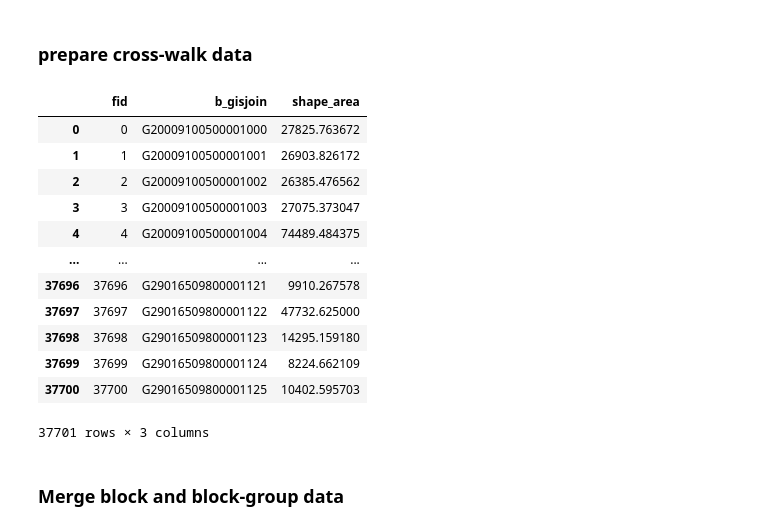
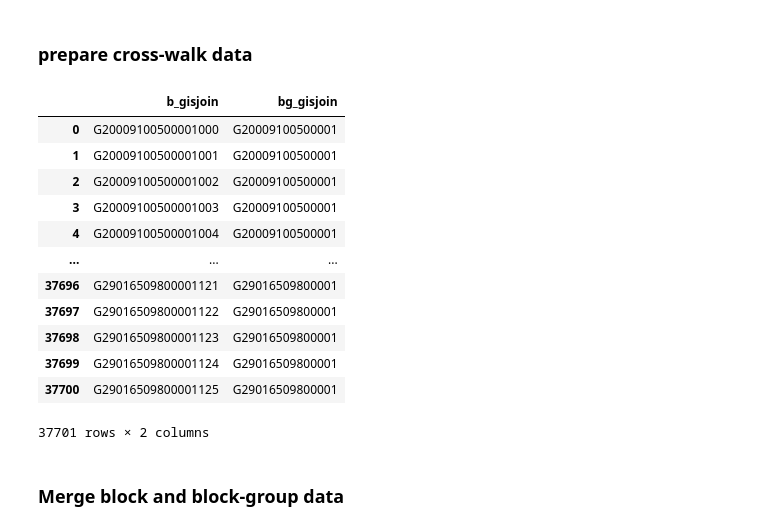
Before and after one commit to leex5089/SWB211project, a Jupyter notebook: 1_density_calculation.ipynb, the cells around one changed output. Drawn from its saved outputs; the diff is of its cells as text; code cells hidden in the pictures.

```diff
--- a/1_density_calculation.ipynb
+++ b/1_density_calculation.ipynb
@@ -119,27 +119,29 @@ None
 # %%
 ##b_KC_6counties
 b_KC_6counties = pd.read_stata(dta_path_6_counties)
 b_KC_6counties.columns = b_KC_6counties.columns.str.lower()
 
 ##JOIN
 b_bg_county_crosswalk = pd.read_stata(dta_path_county_crosswalk)
 b_bg_county_crosswalk.columns = b_bg_county_crosswalk.columns.str.lower()
+b_bg_county_crosswalk = b_bg_county_crosswalk[['b_gisjoin', 'bg_gisjoin']] # cutting down on unnecessary columns
 
 b_KC_6counties
+b_bg_county_crosswalk
 # %% [output]
-|  | fid | b_gisjoin | shape_area |
-| 0 | 0 | G20009100500001000 | 27825.763672 |
-| 1 | 1 | G20009100500001001 | 26903.826172 |
-| 2 | 2 | G20009100500001002 | 26385.476562 |
-| 3 | 3 | G20009100500001003 | 27075.373047 |
-| 4 | 4 | G20009100500001004 | 74489.484375 |
-| ... | ... | ... | ... |
-| 37696 | 37696 | G29016509800001121 | 9910.267578 |
-| 37697 | 37697 | G29016509800001122 | 47732.625000 |
-| 37698 | 37698 | G29016509800001123 | 14295.159180 |
-| 37699 | 37699 | G29016509800001124 | 8224.662109 |
-| 37700 | 37700 | G29016509800001125 | 10402.595703 |
+|  | b_gisjoin | bg_gisjoin |
+| 0 | G20009100500001000 | G20009100500001 |
+| 1 | G20009100500001001 | G20009100500001 |
+| 2 | G20009100500001002 | G20009100500001 |
+| 3 | G20009100500001003 | G20009100500001 |
+| 4 | G20009100500001004 | G20009100500001 |
+| ... | ... | ... |
+| 37696 | G29016509800001121 | G29016509800001 |
+| 37697 | G29016509800001122 | G29016509800001 |
+| 37698 | G29016509800001123 | G29016509800001 |
+| 37699 | G29016509800001124 | G29016509800001 |
+| 37700 | G29016509800001125 | G29016509800001 |
-37701 rows × 3 columns
+37701 rows × 2 columns
 # %% [markdown]
 ### Merge block and block-group data
 # %%
```
Also changed, not shown: parts of 9 cells of this notebook, 1 other file.
